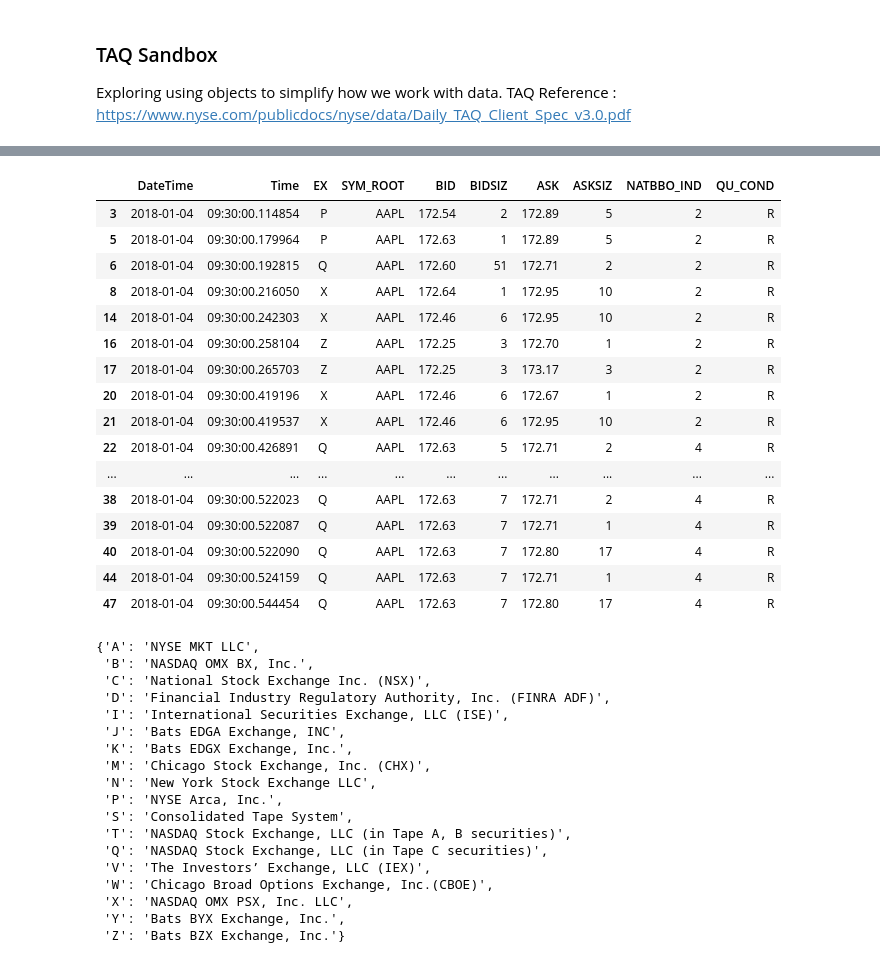
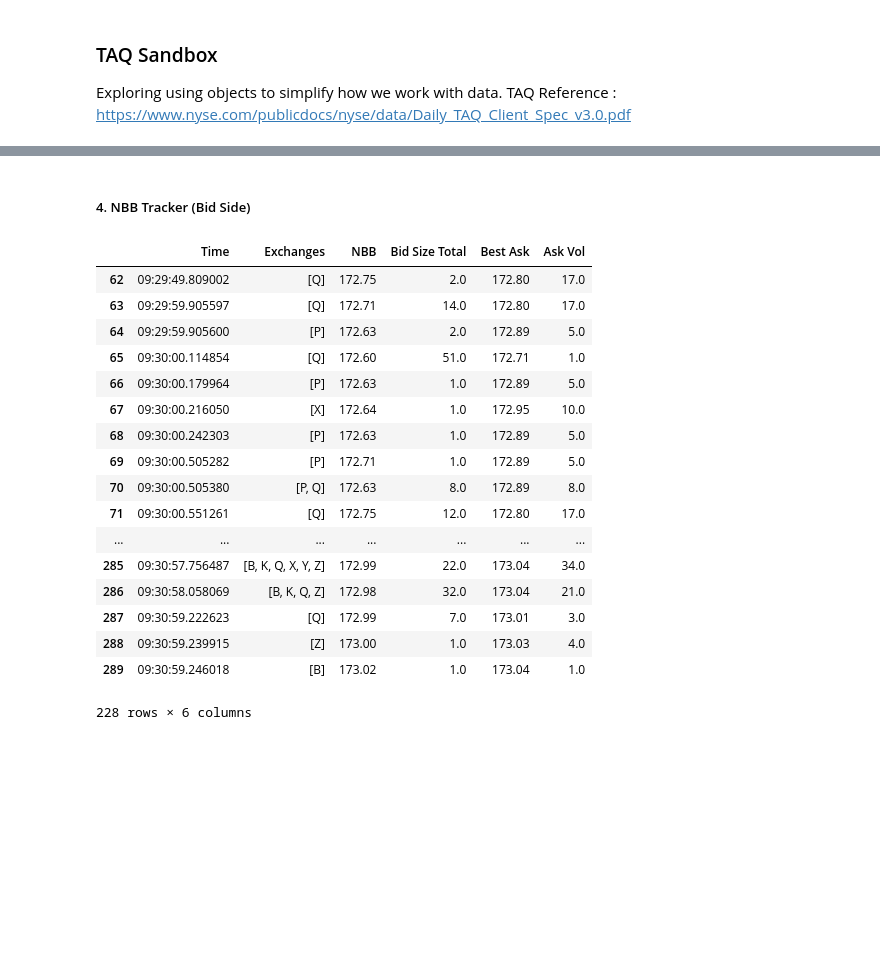
Before and after one commit to kevinramlal/QuotingBehaviour, a Jupyter notebook: TAQ/Notebooks/TAQ SandBox.ipynb, the cells around one changed output, grey strips where cells are left out. Saved outputs shown, nothing was run; the diff lists cells and outputs as text; code cells hidden in the pictures; blank space fills up the shorter version.

Commit message:
Better NBB Tracker

```diff
--- a/TAQ/Notebooks/TAQ SandBox.ipynb
+++ b/TAQ/Notebooks/TAQ SandBox.ipynb
@@ -64,42 +54,29 @@ t.head(20)
-# %%
-t = AAPL_Jan_5.BBO_series(use_two = True) #dont use 2 as the NATBBO Indicator
-t.head(20)
-# %% [output]
-|  | DateTime | Time | EX | SYM_ROOT | BID | BIDSIZ | ASK | ASKSIZ | NATBBO_IND | QU_COND |
-| 3 | 2018-01-04 | 09:30:00.114854 | P | AAPL | 172.54 | 2 | 172.89 | 5 | 2 | R |
-| 5 | 2018-01-04 | 09:30:00.179964 | P | AAPL | 172.63 | 1 | 172.89 | 5 | 2 | R |
-| 6 | 2018-01-04 | 09:30:00.192815 | Q | AAPL | 172.60 | 51 | 172.71 | 2 | 2 | R |
-| 8 | 2018-01-04 | 09:30:00.216050 | X | AAPL | 172.64 | 1 | 172.95 | 10 | 2 | R |
-| 14 | 2018-01-04 | 09:30:00.242303 | X | AAPL | 172.46 | 6 | 172.95 | 10 | 2 | R |
-| 16 | 2018-01-04 | 09:30:00.258104 | Z | AAPL | 172.25 | 3 | 172.70 | 1 | 2 | R |
-| 17 | 2018-01-04 | 09:30:00.265703 | Z | AAPL | 172.25 | 3 | 173.17 | 3 | 2 | R |
-| 20 | 2018-01-04 | 09:30:00.419196 | X | AAPL | 172.46 | 6 | 172.67 | 1 | 2 | R |
-| 21 | 2018-01-04 | 09:30:00.419537 | X | AAPL | 172.46 | 6 | 172.95 | 10 | 2 | R |
-| 22 | 2018-01-04 | 09:30:00.426891 | Q | AAPL | 172.63 | 5 | 172.71 | 2 | 4 | R |
-| ... | ... | ... | ... | ... | ... | ... | ... | ... | ... | ... |
-| 38 | 2018-01-04 | 09:30:00.522023 | Q | AAPL | 172.63 | 7 | 172.71 | 2 | 4 | R |
-| 39 | 2018-01-04 | 09:30:00.522087 | Q | AAPL | 172.63 | 7 | 172.71 | 1 | 4 | R |
-| 40 | 2018-01-04 | 09:30:00.522090 | Q | AAPL | 172.63 | 7 | 172.80 | 17 | 4 | R |
-| 44 | 2018-01-04 | 09:30:00.524159 | Q | AAPL | 172.63 | 7 | 172.71 | 1 | 4 | R |
-| 47 | 2018-01-04 | 09:30:00.544454 | Q | AAPL | 172.63 | 7 | 172.80 | 17 | 4 | R |
-# %%
-AAPL_Jan_5.exchange_map
-# %% [output]
-{'A': 'NYSE MKT LLC',
- 'B': 'NASDAQ OMX BX, Inc.',
- 'C': 'National Stock Exchange Inc. (NSX)',
- 'D': 'Financial Industry Regulatory Authority, Inc. (FINRA ADF)',
- 'I': 'International Securities Exchange, LLC (ISE)',
- 'J': 'Bats EDGA Exchange, INC',
- 'K': 'Bats EDGX Exchange, Inc.',
- 'M': 'Chicago Stock Exchange, Inc. (CHX)',
- 'N': 'New York Stock Exchange LLC',
- 'P': 'NYSE Arca, Inc.',
- 'S': 'Consolidated Tape System',
- 'T': 'NASDAQ Stock Exchange, LLC (in Tape A, B securities)',
- 'Q': 'NASDAQ Stock Exchange, LLC (in Tape C securities)',
- 'V': 'The Investors’ Exchange, LLC (IEX)',
- 'W': 'Chicago Broad Options Exchange, Inc.(CBOE)',
- 'X': 'NASDAQ OMX PSX, Inc. LLC',
- 'Y': 'Bats BYX Exchange, Inc.',
- 'Z': 'Bats BZX Exchange, Inc.'}
+# %% [markdown]
+##### 4. NBB Tracker (Bid Side)
+# %%
+NBB_df = AAPL.NBB_combiner()
+# %%
+NBB_df[(NBB_df['Time'] >= '09:29:00') & (NBB_df['Time'] <= '09:31:00')]
+
+# filtered_df = AAPL_Jan_5.BBO_series()
+# ex_dict = {k:0 for k in AAPL_Jan_5.exchange_map.keys()}
+# cols = ['BID']
+# %% [output]
+|  | Time | Exchanges | NBB | Bid Size Total | Best Ask | Ask Vol |
+| 62 | 09:29:49.809002 | [Q] | 172.75 | 2.0 | 172.80 | 17.0 |
+| 63 | 09:29:59.905597 | [Q] | 172.71 | 14.0 | 172.80 | 17.0 |
+| 64 | 09:29:59.905600 | [P] | 172.63 | 2.0 | 172.89 | 5.0 |
+| 65 | 09:30:00.114854 | [Q] | 172.60 | 51.0 | 172.71 | 1.0 |
+| 66 | 09:30:00.179964 | [P] | 172.63 | 1.0 | 172.89 | 5.0 |
+| 67 | 09:30:00.216050 | [X] | 172.64 | 1.0 | 172.95 | 10.0 |
+| 68 | 09:30:00.242303 | [P] | 172.63 | 1.0 | 172.89 | 5.0 |
+| 69 | 09:30:00.505282 | [P] | 172.71 | 1.0 | 172.89 | 5.0 |
+| 70 | 09:30:00.505380 | [P, Q] | 172.63 | 8.0 | 172.89 | 8.0 |
+| 71 | 09:30:00.551261 | [Q] | 172.75 | 12.0 | 172.80 | 17.0 |
+| ... | ... | ... | ... | ... | ... | ... |
+| 285 | 09:30:57.756487 | [B, K, Q, X, Y, Z] | 172.99 | 22.0 | 173.04 | 34.0 |
+| 286 | 09:30:58.058069 | [B, K, Q, Z] | 172.98 | 32.0 | 173.04 | 21.0 |
+| 287 | 09:30:59.222623 | [Q] | 172.99 | 7.0 | 173.01 | 3.0 |
+| 288 | 09:30:59.239915 | [Z] | 173.00 | 1.0 | 173.03 | 4.0 |
+| 289 | 09:30:59.246018 | [B] | 173.02 | 1.0 | 173.04 | 1.0 |
+228 rows × 6 columns
```
Also changed, not shown: parts of 7 cells of this notebook, 10 other files.
